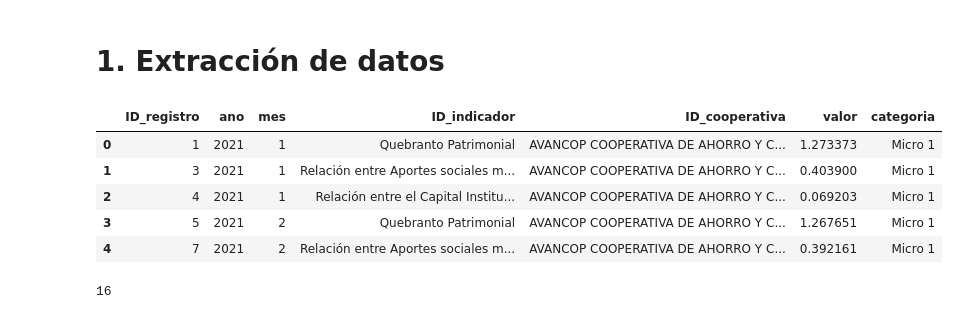
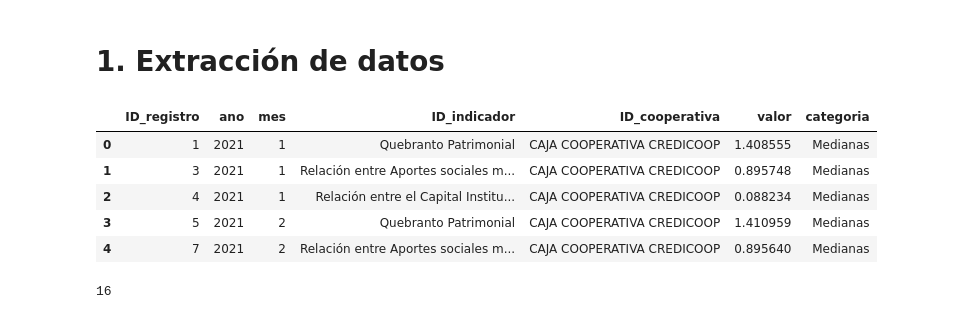
Before and after one commit to LianaD26/CAMEL_Model_percentages, a Jupyter notebook: notebooks/Resultados_CAMEL/9.Resultado_modelo_CAMEL.ipynb, the cells around one changed output. Saved outputs shown, nothing was run; the diff lists cells and outputs as text; code cells hidden in the pictures.

```diff
--- a/notebooks/Resultados_CAMEL/9.Resultado_modelo_CAMEL.ipynb
+++ b/notebooks/Resultados_CAMEL/9.Resultado_modelo_CAMEL.ipynb
@@ -17,15 +17,15 @@ from sklearn.impute import SimpleImputer
 import pandas as pd
 import numpy as np
 # %%
-datos=pd.read_csv("../../tablas/camel/Registros_CAMEL_sin_solvencia_categorizados.csv")
+datos=pd.read_csv("../../BD/Registros_CAMEL_sin_solvencia_categorizados.csv")
 datos.head()
 # %% [output]
 |  | ID_registro | ano | mes | ID_indicador | ID_cooperativa | valor | categoria |
-| 0 | 1 | 2021 | 1 | Quebranto Patrimonial | AVANCOP COOPERATIVA DE AHORRO Y C... | 1.273373 | Micro 1 |
-| 1 | 3 | 2021 | 1 | Relación entre Aportes sociales m... | AVANCOP COOPERATIVA DE AHORRO Y C... | 0.403900 | Micro 1 |
-| 2 | 4 | 2021 | 1 | Relación entre el Capital Institu... | AVANCOP COOPERATIVA DE AHORRO Y C... | 0.069203 | Micro 1 |
-| 3 | 5 | 2021 | 2 | Quebranto Patrimonial | AVANCOP COOPERATIVA DE AHORRO Y C... | 1.267651 | Micro 1 |
-| 4 | 7 | 2021 | 2 | Relación entre Aportes sociales m... | AVANCOP COOPERATIVA DE AHORRO Y C... | 0.392161 | Micro 1 |
+| 0 | 1 | 2021 | 1 | Quebranto Patrimonial | CAJA COOPERATIVA CREDICOOP | 1.408555 | Medianas |
+| 1 | 3 | 2021 | 1 | Relación entre Aportes sociales m... | CAJA COOPERATIVA CREDICOOP | 0.895748 | Medianas |
+| 2 | 4 | 2021 | 1 | Relación entre el Capital Institu... | CAJA COOPERATIVA CREDICOOP | 0.088234 | Medianas |
+| 3 | 5 | 2021 | 2 | Quebranto Patrimonial | CAJA COOPERATIVA CREDICOOP | 1.410959 | Medianas |
+| 4 | 7 | 2021 | 2 | Relación entre Aportes sociales m... | CAJA COOPERATIVA CREDICOOP | 0.895640 | Medianas |
 # %%
 # en la columna "valor" cambiar nulos por o
 datos["valor"] = datos["valor"].fillna(0)
```
Also changed, not shown: parts of 5 cells of this notebook, 16 other files.
